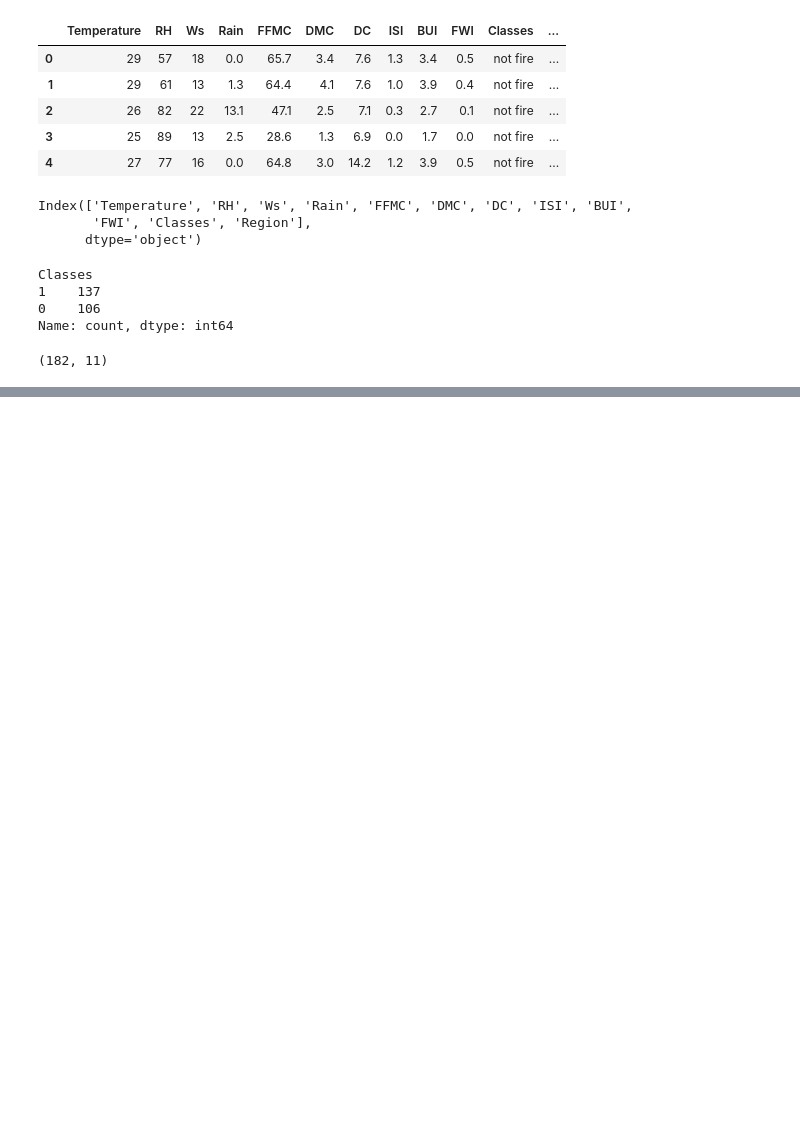
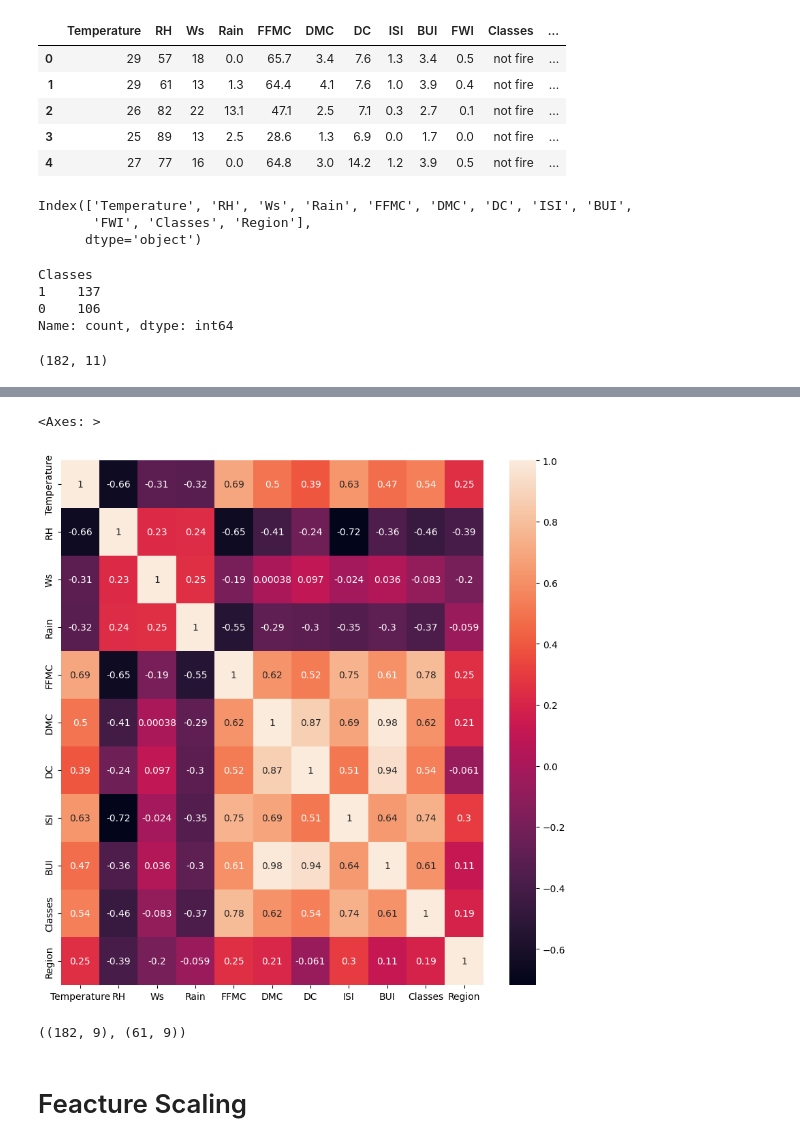
Before and after one commit to swadhinbiswas/machinelearning, a Jupyter notebook: Supervice learning/Regression/modeltraining.ipynb, the cells around one changed output, grey strips where cells are left out. Saved outputs shown, nothing was run; the diff lists cells and outputs as text; code cells hidden in the pictures; blank space fills up the shorter version.

```diff
--- a/Supervice learning/Regression/modeltraining.ipynb
+++ b/Supervice learning/Regression/modeltraining.ipynb
@@ -75,3 +75,11 @@ X_tarin.corr()
 | BUI | 0.473609 | -0.362317 | 0.035633 | -0.300964 | 0.607210 | 0.983175 | 0.942414 | 0.643818 | 1.000000 | 0.612239 | 0.114897 |
 | Classes | 0.542141 | -0.456876 | -0.082570 | -0.369357 | 0.781259 | 0.617273 | 0.543581 | 0.742977 | 0.612239 | 1.000000 | 0.188837 |
 | Region | 0.254549 | -0.394665 | -0.199969 | -0.059022 | 0.249514 | 0.212582 | -0.060838 | 0.296441 | 0.114897 | 0.188837 | 1.000000 |
+# %%
+## Cheaking the correlation[Mulicollinearity]
+plt.figure(figsize=(10,10))
+corr=X_tarin.corr()
+sns.heatmap(corr,annot=True)
+# %% [output]
+<Axes: >
+[figure, added]
@@ -77,0 +98,10 @@ X_tarin.corr()
+# %%
+#Drop the columns which are highly correlated
+
+X_tarin.drop(corr_fectures,axis=1,inplace=True)
+X_test.drop(corr_fectures,axis=1,inplace=True)
+X_tarin.shape,X_test.shape
+# %% [output]
+((182, 9), (61, 9))
+# %% [markdown]
+# Feacture Scaling
```
Also changed, not shown: parts of 6 cells of this notebook.
